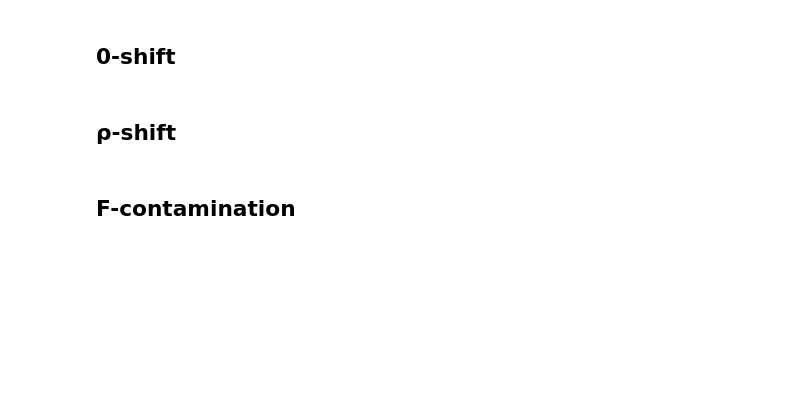
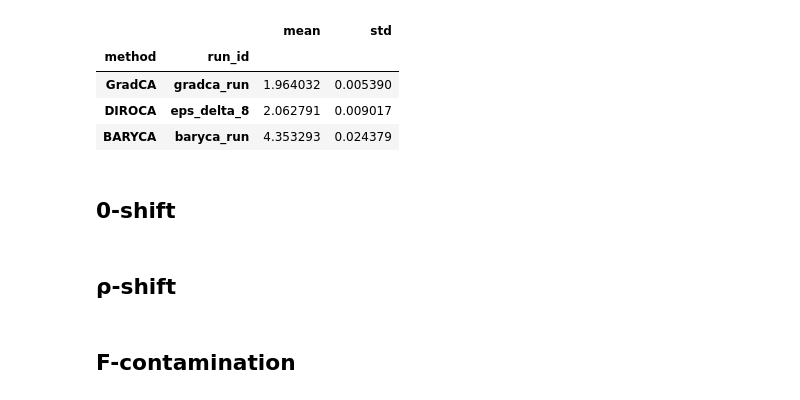
Before and after one commit to yfelekis/DiRoCA, a Jupyter notebook: eval_ell.ipynb, the cells around one changed output. Saved outputs shown, nothing was run; the diff lists cells and outputs as text; code cells hidden in the pictures; blank space fills up the shorter version.

```diff
--- a/eval_ell.ipynb
+++ b/eval_ell.ipynb
@@ -0,0 +433,74 @@
+# %%
+# --- "Huber-Shift" Evaluation Loop ---
+
+# ======================================================================
+# 1. CONFIGURE YOUR HUBER TEST HERE
+# ======================================================================
+
+# Set the contamination level (e.g., 0.1 means 10% of data will be outliers)
+alpha = 1.0
+
+# Define the type of noise to use for the outliers
+shift_config = {
+    'type': 'additive',
+    'distribution': 'student-t',  # Can be 'gaussian', 'student-t', or 'exponential'
+
+    'll_params': {
+        'df': 3,
+        'loc': [0, 0, 0],
+        'shape': [0.5, 2.0, 1.0] # Define diagonal elements of the scale matrix
+    },
+    'hl_params': {
+        'df': 5,
+        'loc': [0, 0],
+        'shape': [[0.8, -0.3], [-0.3, 0.8]] # Define a full scale matrix
+    }
+}
+
+
+# ======================================================================
+# 2. MAIN EVALUATION LOOP
+# ======================================================================
+
+print(f"Running 'Huber-Shift' evaluation with alpha = {alpha}")
+huber_shift_records = []
+
+for method_name, results_dict in results_to_evaluate.items():
+    print(f"-- Evaluating method's robustness: {method_name} --")
+    for fold_key, fold_results in results_dict.items():
+        for run_key, run_data in fold_results.items():
+
+            T_learned = run_data['T_matrix']
+            test_indices = run_data['test_indices']
+
+            errors_per_intervention = []
+            for iota in I_ll_relevant:
+                # a. Get the clean test data
+                Dll_test_clean = Dll_samples[iota][test_indices]
+                Dhl_test_clean = Dhl_samples[omega[iota]][test_indices]
+
+                # b. Apply Huber contamination to create the test set
+                Dll_test_contaminated = apply_huber_contamination(Dll_test_clean, alpha, shift_config, ll_var_names, model_level='L')
+                Dhl_test_contaminated = apply_huber_contamination(Dhl_test_clean, alpha, shift_config, hl_var_names, model_level='H')
+
+                # c. Calculate error on the CONTAMINATED data
+                error = calculate_abstraction_error(T_learned, Dll_test_contaminated, Dhl_test_contaminated)
+                if not np.isnan(error):
+                    errors_per_intervention.append(error)
+
+            average_error = np.mean(errors_per_intervention) if errors_per_intervention else np.nan
+
+            record = {
+                'method': method_name,
+                'fold': int(fold_key.split('_')[1]),
+                'run_id': run_key,
+                'avg_error_huber': average_error
+            }
+            huber_shift_records.append(record)
+
+# 3. Display Final Results
+huber_shift_df = pd.DataFrame(huber_shift_records)
+print("\n\n--- 'Huber-Shift' Evaluation Complete ---")
+summary = huber_shift_df.groupby(['method', 'run_id'])['avg_error_huber'].agg(['mean', 'std']).sort_values('mean')
+display(summary)
+# %% [output]
@@ -1,3 +514,8 @@
+|  |  | mean | std |
+| method | run_id |  |  |
+| GradCA | gradca_run | 1.964032 | 0.005390 |
+| DIROCA | eps_delta_8 | 2.062791 | 0.009017 |
+| BARYCA | baryca_run | 4.353293 | 0.024379 |
 # %%
 import numpy as np
 import torch
```
Also changed, not shown: parts of 14 cells of this notebook, 7 other files.
